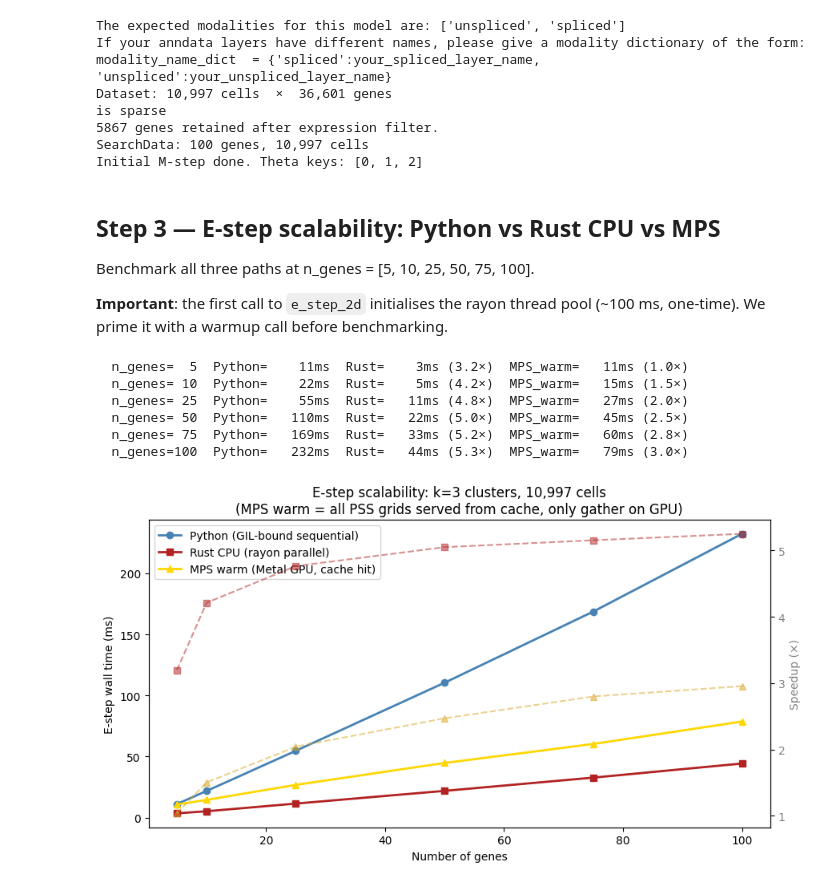
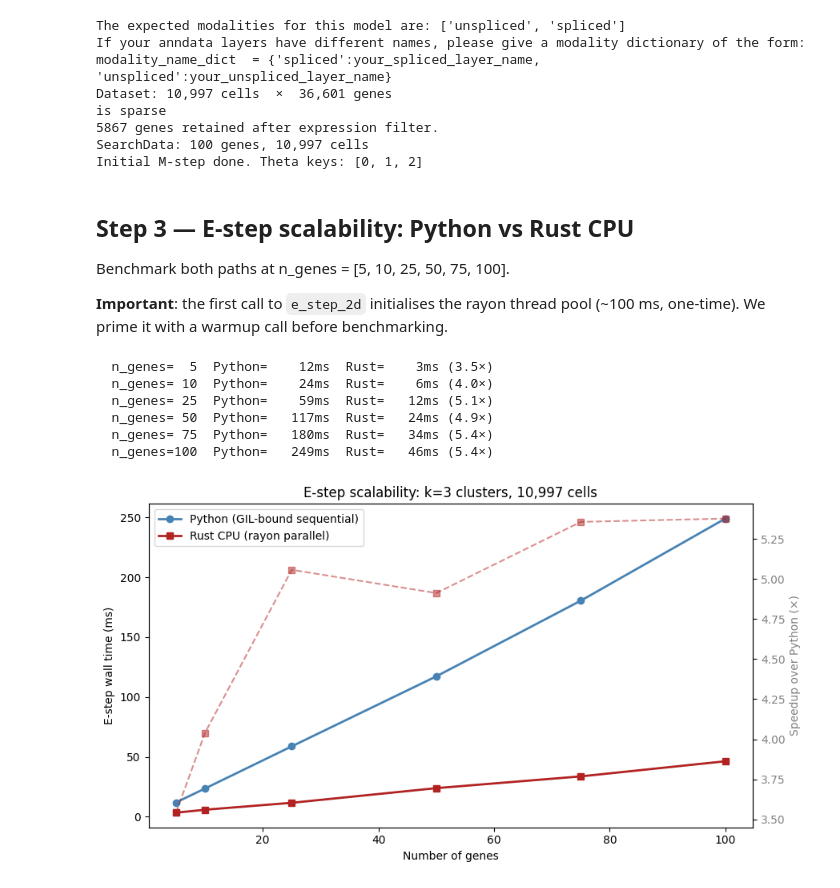
Before and after one commit to pachterlab/monod, a Jupyter notebook: demo_gpu_activation.ipynb, the cells around one changed output. Saved outputs shown, nothing was run; the diff lists cells and outputs as text; code cells hidden in the pictures.

Commit message:
Removed apple metal framework due to issues with float64 compatibility

```diff
--- a/demo_gpu_activation.ipynb
+++ b/demo_gpu_activation.ipynb
@@ -205,9 +167,9 @@ is sparse
 SearchData: 100 genes, 10,997 cells
 Initial M-step done. Theta keys: [0, 1, 2]
 # %% [markdown]
-## Step 3 — E-step scalability: Python vs Rust CPU vs MPS
+## Step 3 — E-step scalability: Python vs Rust CPU
 
-Benchmark all three paths at n_genes = [5, 10, 25, 50, 75, 100].
+Benchmark both paths at n_genes = [5, 10, 25, 50, 75, 100].
 
 **Important**: the first call to `e_step_2d` initialises the rayon thread pool
 (~100 ms, one-time). We prime it with a warmup call before benchmarking.
@@ -217,32 +179,26 @@ _mc.e_step_2d('Bursty', [[[-1., -1., -1.]]], [[5, 5]],
               [[0, 1, 2, 3, 4]], [[0, 1, 2, 3, 4]], [1.0],
               float(MODEL.fixed_quad_T), int(MODEL.quad_order))
 
-# Sort genes by PSS grid size (smallest first) for a clean monotone benchmark curve
-lims_all   = [[int(v) for v in search_data.M[:, g]] for g in range(N_GENES)]
+lims_all    = [[int(v) for v in search_data.M[:, g]] for g in range(N_GENES)]
 bench_order = sorted(range(N_GENES), key=lambda g: lims_all[g][0] * lims_all[g][1])
 params_b = [gi_base.theta[k][0][bench_order].tolist() for k in sorted(gi_base.theta.keys())]
 lims_b   = [lims_all[g] for g in bench_order]
 u_b = [search_data.layers[0][:, g].astype(int).tolist() for g in bench_order]
 s_b = [search_data.layers[1][:, g].astype(int).tolist() for g in bench_order]
-wts  = [1.0 / K] * K
+wts     = [1.0 / K] * K
 n_cells = search_data.n_cells
 
 N_REPS      = 5
 gene_counts = [5, 10, 25, 50, 75, 100]
-rust_times, py_times, mps_times = [], [], []
-
-# MPS GI with persistent cache
-gi_mps_bench = make_gi(K, 1)
-gi_mps_bench.theta = gi_base.theta
-gi_mps_bench.weights = gi_base.weights
+rust_times, py_times = [], []
 
 for ng in gene_counts:
-    pk   = [params_b[0][:ng]] * K
-    lm   = lims_b[:ng]
-    uo   = u_b[:ng]
-    so   = s_b[:ng]
+    pk = [params_b[0][:ng]] * K
+    lm = lims_b[:ng]
+    uo = u_b[:ng]
+    so = s_b[:ng]
 
-    # ── Rust CPU ──────────────────────────────────────────────────────────────────
+    # ── Rust CPU ──────────────────────────────────────────────────────────────
     times_r = []
     for _ in range(N_REPS):
         t0 = time.perf_counter()
@@ -251,7 +207,7 @@ for ng in gene_counts:
         times_r.append((time.perf_counter() - t0) * 1e3)
     rust_times.append(np.median(times_r))
 
-    # ── Python (sequential Rust PSS, GIL-bound loop) ──────────────────────────────
+    # ── Python (sequential, GIL-bound) ────────────────────────────────────────
     times_p = []
     for _ in range(N_REPS):
         t0 = time.perf_counter()
@@ -268,61 +224,31 @@ for ng in gene_counts:
         times_p.append((time.perf_counter() - t0) * 1e3)
     py_times.append(np.median(times_p))
 
-    # ── MPS (Rust PSS + Metal gather, warm cache after first call) ────────────────
-    sd_sub = subset_sd(search_data, ng)
-    # Build a sub-theta with only ng genes
-    sub_theta = {k: (gi_base.theta[k][0][bench_order[:ng]],
-                     gi_base.theta[k][1][:ng] if len(gi_base.theta[k][1]) > ng else gi_base.theta[k][1],
-                     gi_base.theta[k][2], gi_base.theta[k][3])
-                 for k in sorted(gi_base.theta.keys())}
-    gi_mps_bench.theta = sub_theta
-    gi_mps_bench.regressor = reg[:ng]
-    gi_mps_bench._pss_cache = {}   # reset cache
-
-    # Cold call
-    gi_mps_bench._e_step(MODEL, sd_sub)
-    # Warm calls (params unchanged → full cache hit)
-    times_m = []
-    for _ in range(N_REPS):
-        t0 = time.perf_counter()
-        gi_mps_bench._e_step(MODEL, sd_sub)
-        times_m.append((time.perf_counter() - t0) * 1e3)
-    mps_times.append(np.median(times_m))
-
     sp_r = py_times[-1] / rust_times[-1]
-    sp_m = py_times[-1] / mps_times[-1]
-    mps_over_rust = rust_times[-1] / mps_times[-1]
-    tag = f' ← MPS wins' if mps_over_rust > 1.2 else ''
-    print(f'  n_genes={ng:3d}  Python={py_times[-1]:6.0f}ms  '
-          f'Rust={rust_times[-1]:5.0f}ms ({sp_r:.1f}×)  '
-          f'MPS_warm={mps_times[-1]:5.0f}ms ({sp_m:.1f}×){tag}')
+    print(f'  n_genes={ng:3d}  Python={py_times[-1]:6.0f}ms  Rust={rust_times[-1]:5.0f}ms ({sp_r:.1f}×)')
 # %% [output]
-  n_genes=  5  Python=    11ms  Rust=    3ms (3.2×)  MPS_warm=   11ms (1.0×)
-  n_genes= 10  Python=    22ms  Rust=    5ms (4.2×)  MPS_warm=   15ms (1.5×)
-  n_genes= 25  Python=    55ms  Rust=   11ms (4.8×)  MPS_warm=   27ms (2.0×)
-  n_genes= 50  Python=   110ms  Rust=   22ms (5.0×)  MPS_warm=   45ms (2.5×)
-  n_genes= 75  Python=   169ms  Rust=   33ms (5.2×)  MPS_warm=   60ms (2.8×)
-  n_genes=100  Python=   232ms  Rust=   44ms (5.3×)  MPS_warm=   79ms (3.0×)
+  n_genes=  5  Python=    12ms  Rust=    3ms (3.5×)
+  n_genes= 10  Python=    24ms  Rust=    6ms (4.0×)
+  n_genes= 25  Python=    59ms  Rust=   12ms (5.1×)
+  n_genes= 50  Python=   117ms  Rust=   24ms (4.9×)
+  n_genes= 75  Python=   180ms  Rust=   34ms (5.4×)
+  n_genes=100  Python=   249ms  Rust=   46ms (5.4×)
 # %%
 fig, ax = plt.subplots(figsize=(9, 5))
 ax.plot(gene_counts, py_times,   'o-', color=C_PY,   lw=2, label='Python (GIL-bound sequential)')
 ax.plot(gene_counts, rust_times, 's-', color=C_RUST,  lw=2, label='Rust CPU (rayon parallel)')
-ax.plot(gene_counts, mps_times,  '^-', color='gold',  lw=2, label='MPS warm (Metal GPU, cache hit)')
 ax.set_xlabel('Number of genes')
 ax.set_ylabel('E-step wall time (ms)')
-ax.set_title(f'E-step scalability: k={K} clusters, {n_cells:,} cells\n'
-             f'(MPS warm = all PSS grids served from cache, only gather on GPU)')
+ax.set_title(f'E-step scalability: k={K} clusters, {n_cells:,} cells')
 ax.legend()
 ax2 = ax.twinx()
 sp_rust = [p/r for p, r in zip(py_times, rust_times)]
-sp_mps  = [p/m for p, m in zip(py_times, mps_times)]
 ax2.plot(gene_counts, sp_rust, 's--', color=C_RUST, alpha=0.5)
-ax2.plot(gene_counts, sp_mps,  '^--', color='goldenrod', alpha=0.5)
-ax2.set_ylabel('Speedup (×)', color='grey')
+ax2.set_ylabel('Speedup over Python (×)', color='grey')
 ax2.tick_params(axis='y', labelcolor='grey')
 fig.tight_layout()
 os.makedirs('figures', exist_ok=True)
-plt.savefig('figures/gpu_estep_scalability.png', dpi=150)
+plt.savefig('figures/estep_scalability.png', dpi=150)
 plt.show()
 # %% [output]
-[figure, old version]
+[figure, new version]
```
Also changed, not shown: parts of 7 cells of this notebook, 3 other files.
